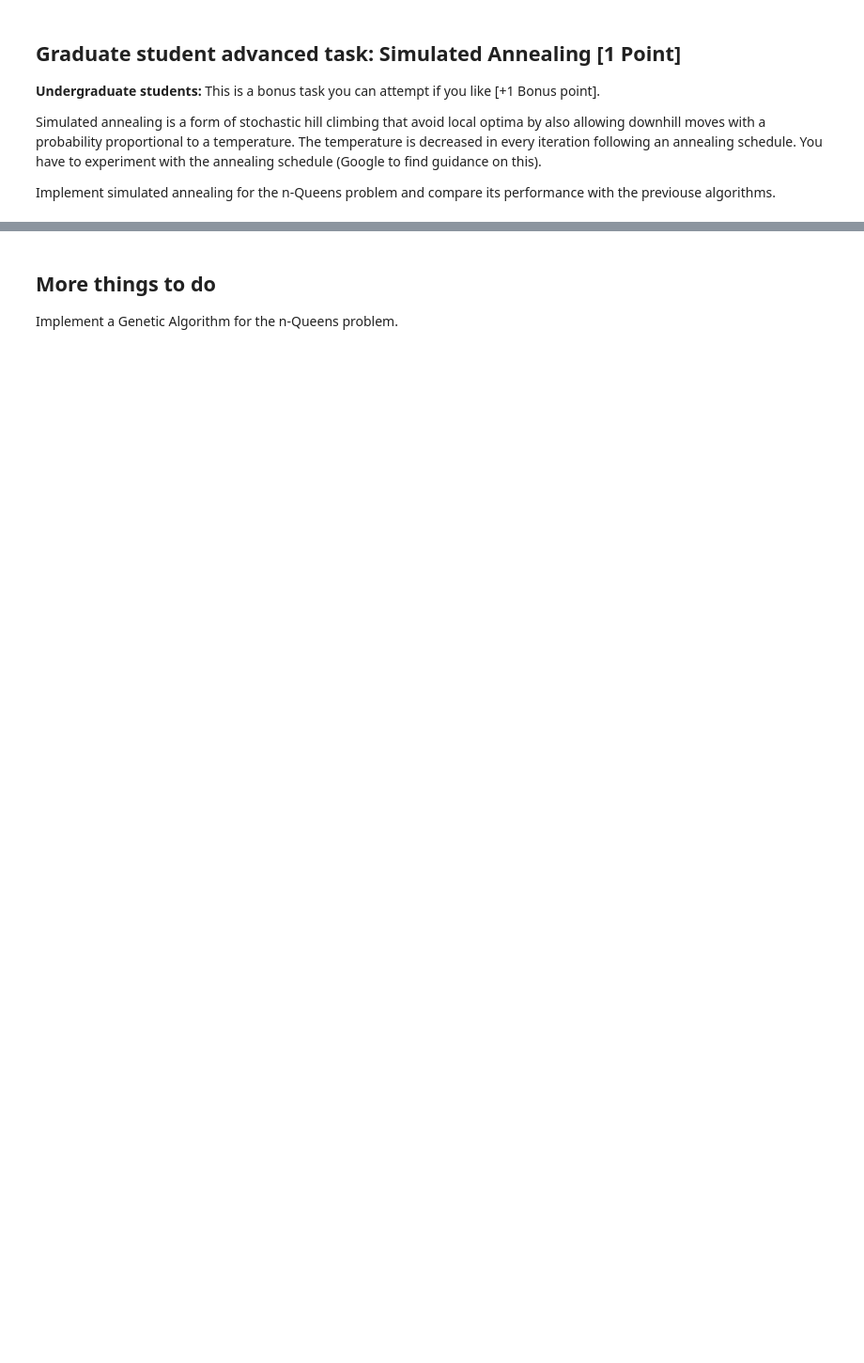
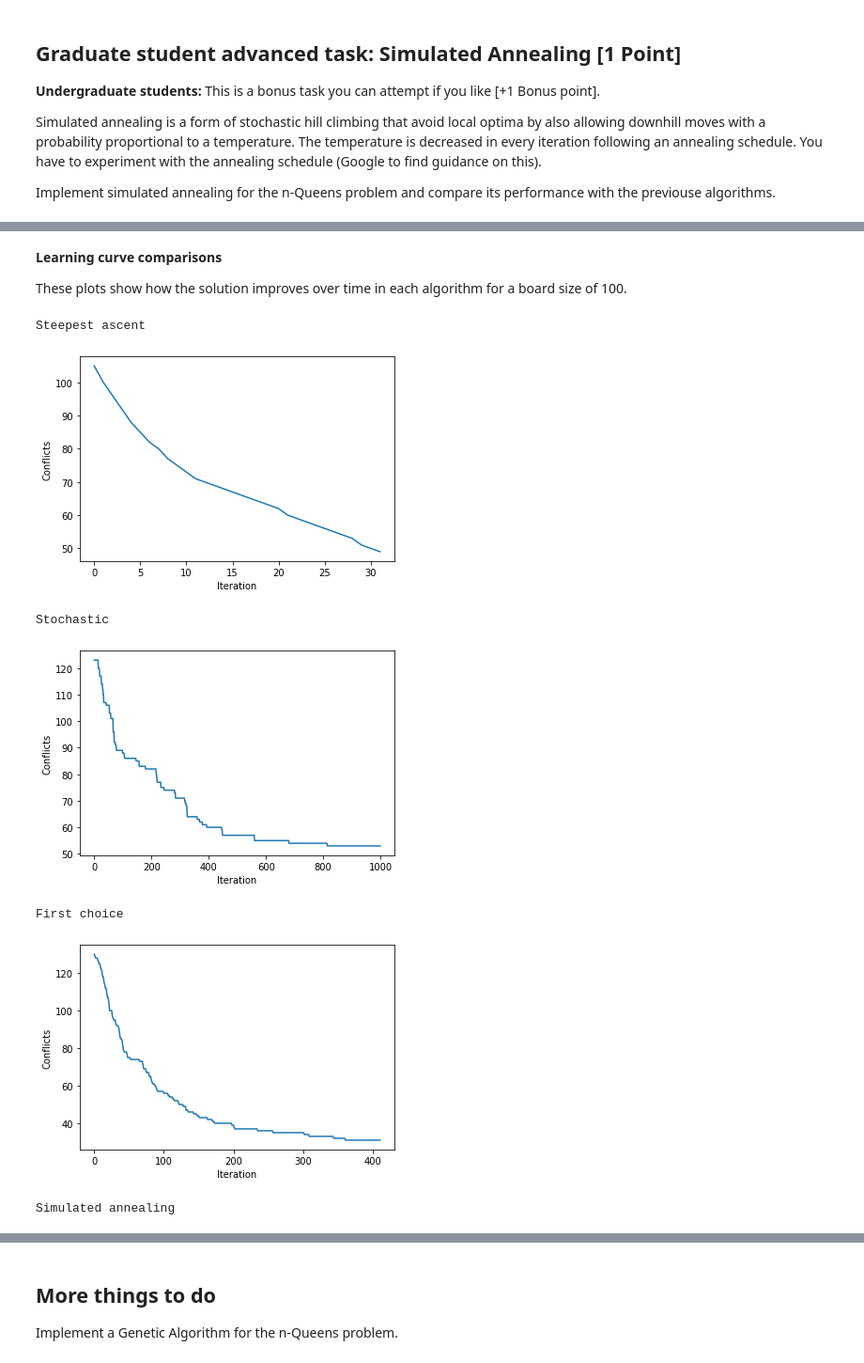
Before and after one commit to ZechWolf/CS7320-AI, a Jupyter notebook: Local_Search/n_queens.ipynb, the cells around one changed output, grey strips where cells are left out. Shown: that part at 94% size. Drawn from its saved outputs; the diff is of its cells as text; code cells hidden in the pictures; blank space fills up the shorter version.

```diff
--- a/Local_Search/n_queens.ipynb
+++ b/Local_Search/n_queens.ipynb
@@ -196,28 +232,3 @@ A popular version of stochastic hill climbing generates only a single random loc
 __Notes:__
 
 * Detecting local optima is tricky! You can, for example, stop if you were not able to improve the objective function during the last $x$ tries.
-# %%
-def hillClimbing_stoch2(board, maxIter): #first choice hill climbing
-    iterations = 0
-    while iterations < maxIter and conflicts(board) > 0:
-        # Generate random neighbors one at a time
-        tries = 0
-        while tries < 100: # max number of tries to get an improvement from current board before choosing randomly
-            vec = [0] * len(board)
-            vec[np.random.randint(0, len(board))] = np.random.choice([1, -1], p=[0.5, 0.5]) # random basis vector to be added to the current board
-            neighbor = np.add(board, vec)
-            if -1 not in neighbor and len(board) not in neighbor: # check if neighbor is valid
-                if conflicts(neighbor) < conflicts(board):
-                    board = neighbor
-                    break
-                if tries == 99:
-                    board = neighbor
-
-            tries += 1
-
-        iterations += 1
-
-    return board
-
-for i in range(40):
-    print(hillClimbing_stoch2(random_board(5), 1000))
@@ -353,0 +729,21 @@ Implement simulated annealing for the n-Queens problem and compare its performan
+# %% [markdown]
+__Learning curve comparisons__
+
+These plots show how the solution improves over time in each algorithm for a board size of 100.
+# %%
+print("Steepest ascent")
+hillClimbing_steep(random_board(100), 1000, "graph")
+print("Stochastic")
+hillClimbing_stoch(random_board(100), 1000, "graph")
+print("First choice")
+hillClimbing_stoch2(random_board(100), 1000, "graph")
+print("Simulated annealing")
+simulatedAnnealing(random_board(100), "graph")
+# %% [output]
+Steepest ascent
+[figure, added]
+Stochastic
+[figure, added]
+First choice
+[figure, added]
+Simulated annealing
```
Also changed, not shown: parts of 23 cells of this notebook, 1 other file.
